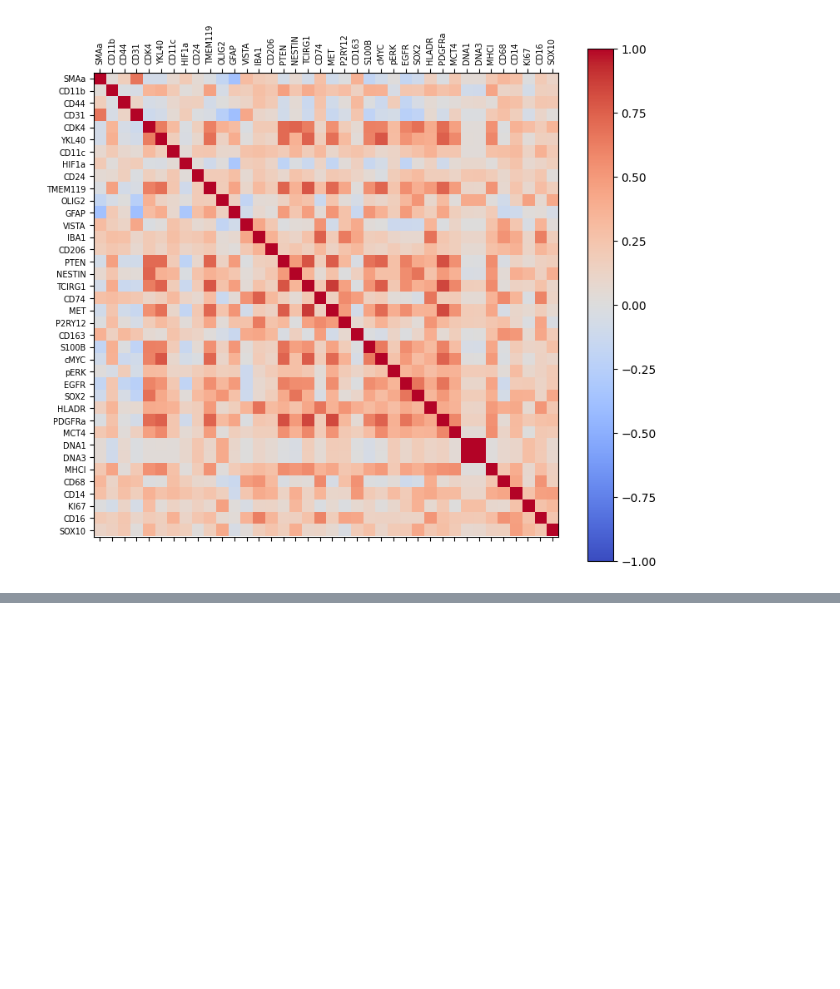
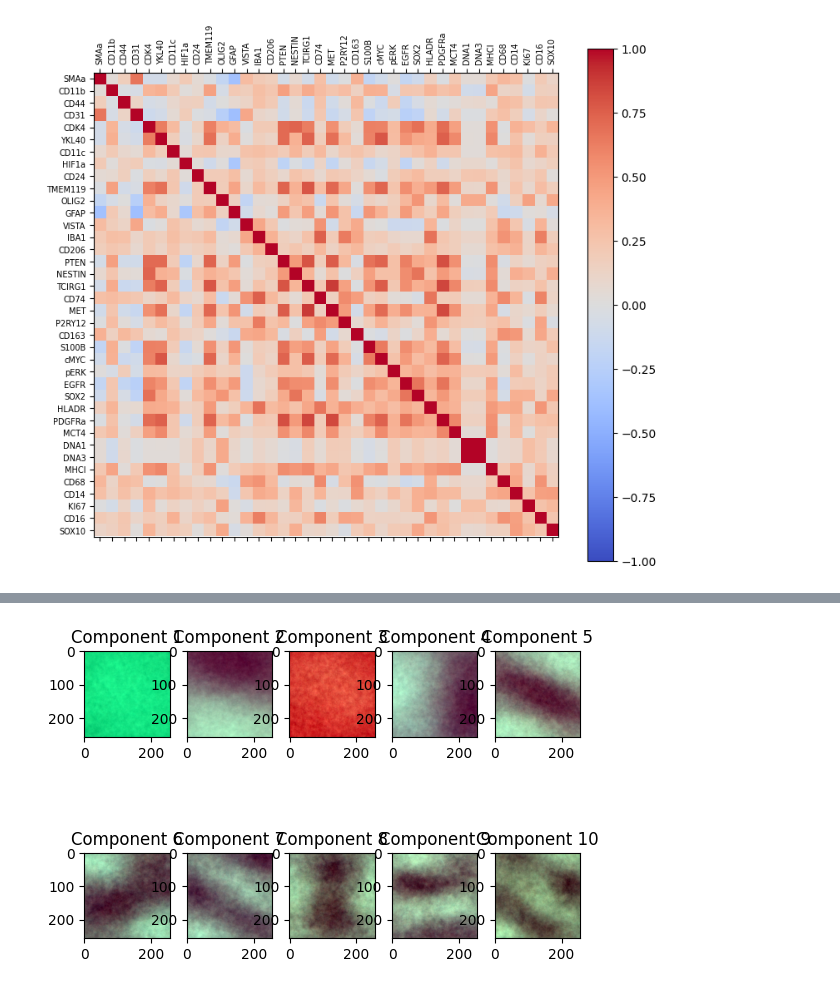
Before and after one commit to gblawrence03/CS909-materials, a Jupyter notebook: 2025/A2/assignment.ipynb, the cells around one changed output, grey strips where cells are left out. Saved outputs shown, nothing was run; the diff lists cells and outputs as text; code cells hidden in the pictures; blank space fills up the shorter version.

```diff
--- a/2025/A2/assignment.ipynb
+++ b/2025/A2/assignment.ipynb
@@ -317,0 +342,12 @@ ax.set_yticklabels(protein_names, fontsize=7);
+# %%
+i = 0
+for c in pca.components_[:10]:
+    c = (c - np.min(c)) / (np.max(c) - np.min(c))
+    c = c.reshape((width, height, 3))
+
+    plt.subplot(2, 5, i+1)
+    plt.imshow(c)
+    plt.title(f"Component {i+1}")
+    i += 1
+# %% [output]
+[figure, added]
```
Also changed, not shown: parts of 19 cells of this notebook.
